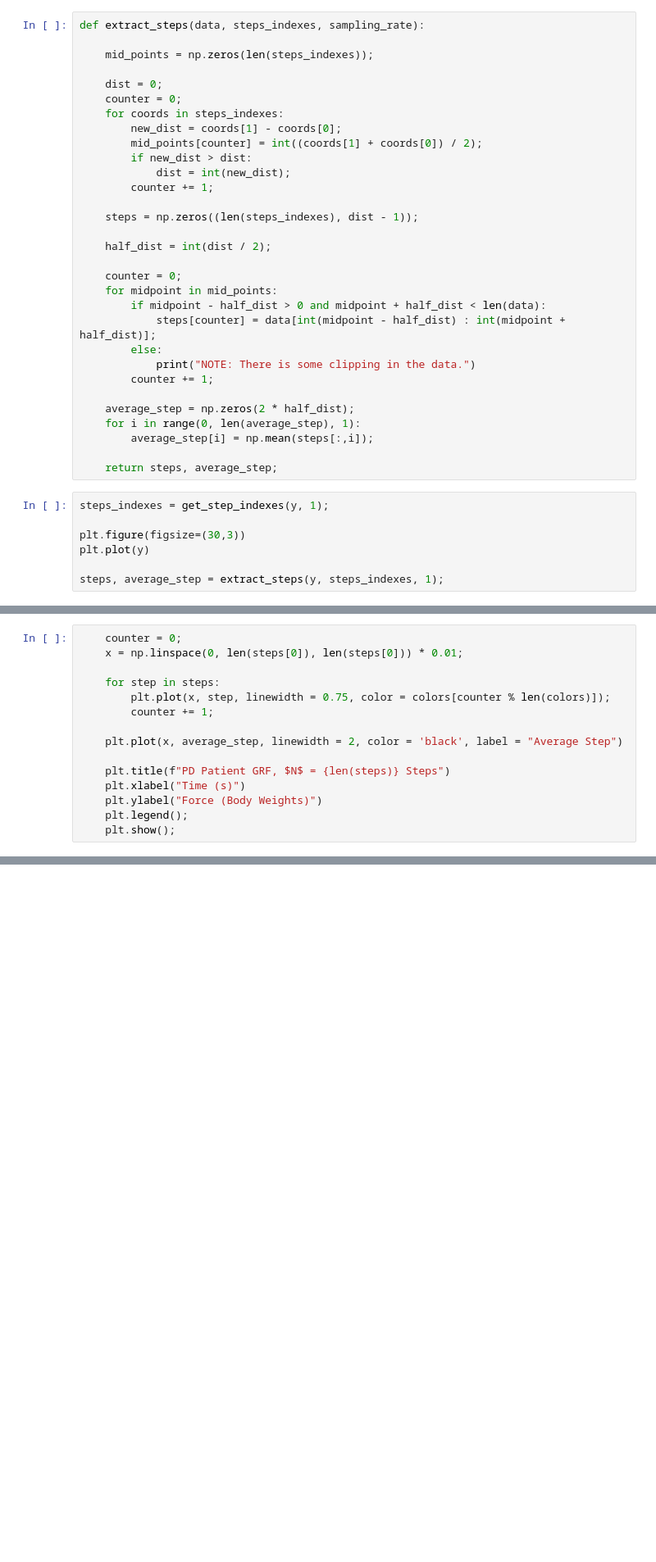
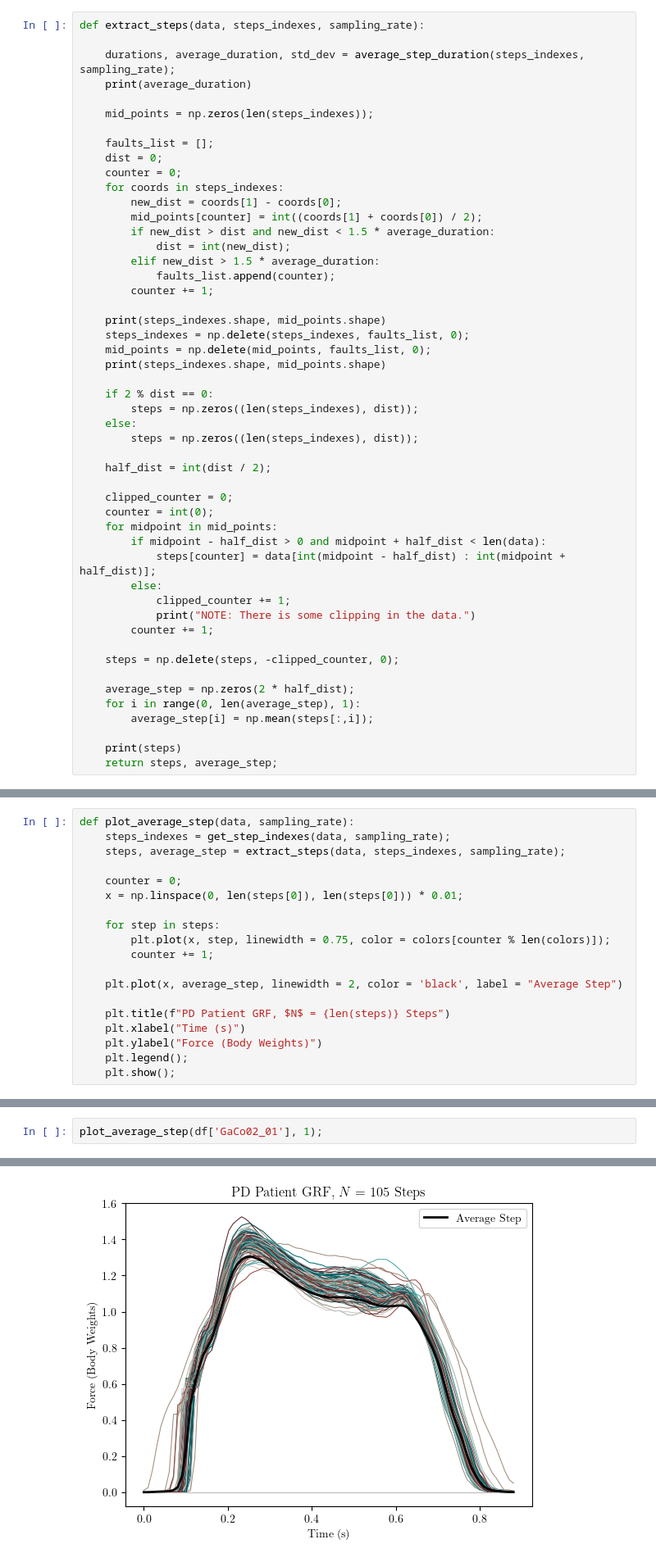
Before and after one commit to jpowell24/learningML, a Jupyter notebook: Python_exercises/PARK-GAIT1.ipynb, the cells around one changed output, grey strips where cells are left out. Shown at 82% size. Drawn from its saved outputs; the diff is of its cells as text; blank space fills up the shorter version.

```diff
--- a/Python_exercises/PARK-GAIT1.ipynb
+++ b/Python_exercises/PARK-GAIT1.ipynb
@@ -232,38 +232,50 @@ def average_step_duration(steps, sampling_rate):
 # %%
 def extract_steps(data, steps_indexes, sampling_rate):
 
+    durations, average_duration, std_dev = average_step_duration(steps_indexes, sampling_rate);
+    print(average_duration)
+
     mid_points = np.zeros(len(steps_indexes));
 
+    faults_list = [];
     dist = 0;
     counter = 0;
     for coords in steps_indexes:
         new_dist = coords[1] - coords[0];
         mid_points[counter] = int((coords[1] + coords[0]) / 2);
-        if new_dist > dist:
+        if new_dist > dist and new_dist < 1.5 * average_duration:
             dist = int(new_dist);
+        elif new_dist > 1.5 * average_duration:
+            faults_list.append(counter);
         counter += 1;
 
-    steps = np.zeros((len(steps_indexes), dist - 1));
+    print(steps_indexes.shape, mid_points.shape)
+    steps_indexes = np.delete(steps_indexes, faults_list, 0);
+    mid_points = np.delete(mid_points, faults_list, 0);
+    print(steps_indexes.shape, mid_points.shape)
+
+    if 2 % dist == 0:
+        steps = np.zeros((len(steps_indexes), dist));
+    else:
+        steps = np.zeros((len(steps_indexes), dist));
 
     half_dist = int(dist / 2);
 
-    counter = 0;
+    clipped_counter = 0;
+    counter = int(0);
     for midpoint in mid_points:
         if midpoint - half_dist > 0 and midpoint + half_dist < len(data):
             steps[counter] = data[int(midpoint - half_dist) : int(midpoint + half_dist)];
         else:
+            clipped_counter += 1;
             print("NOTE: There is some clipping in the data.")
         counter += 1;
+
+    steps = np.delete(steps, -clipped_counter, 0);
 
     average_step = np.zeros(2 * half_dist);
     for i in range(0, len(average_step), 1):
         average_step[i] = np.mean(steps[:,i]);
 
+    print(steps)
     return steps, average_step;
-# %%
-steps_indexes = get_step_indexes(y, 1);
-
-plt.figure(figsize=(30,3))
-plt.plot(y)
-
-steps, average_step = extract_steps(y, steps_indexes, 1);
@@ -272,4 +282,8 @@ steps, average_step = extract_steps(y, steps_indexes, 1);
 # %%
+def plot_average_step(data, sampling_rate):
+    steps_indexes = get_step_indexes(data, sampling_rate);
+    steps, average_step = extract_steps(data, steps_indexes, sampling_rate);
+
     counter = 0;
     x = np.linspace(0, len(steps[0]), len(steps[0])) * 0.01;
 
@@ -304,0 +301,3 @@ print(average_step_duration(steps, 1))
+# %%
+plot_average_step(df['GaCo02_01'], 1);
+# %% [output]
@@ -304,0 +320 @@ print(average_step_duration(steps, 1))
+[figure, added]
```
Also changed, not shown: parts of 9 cells of this notebook.
